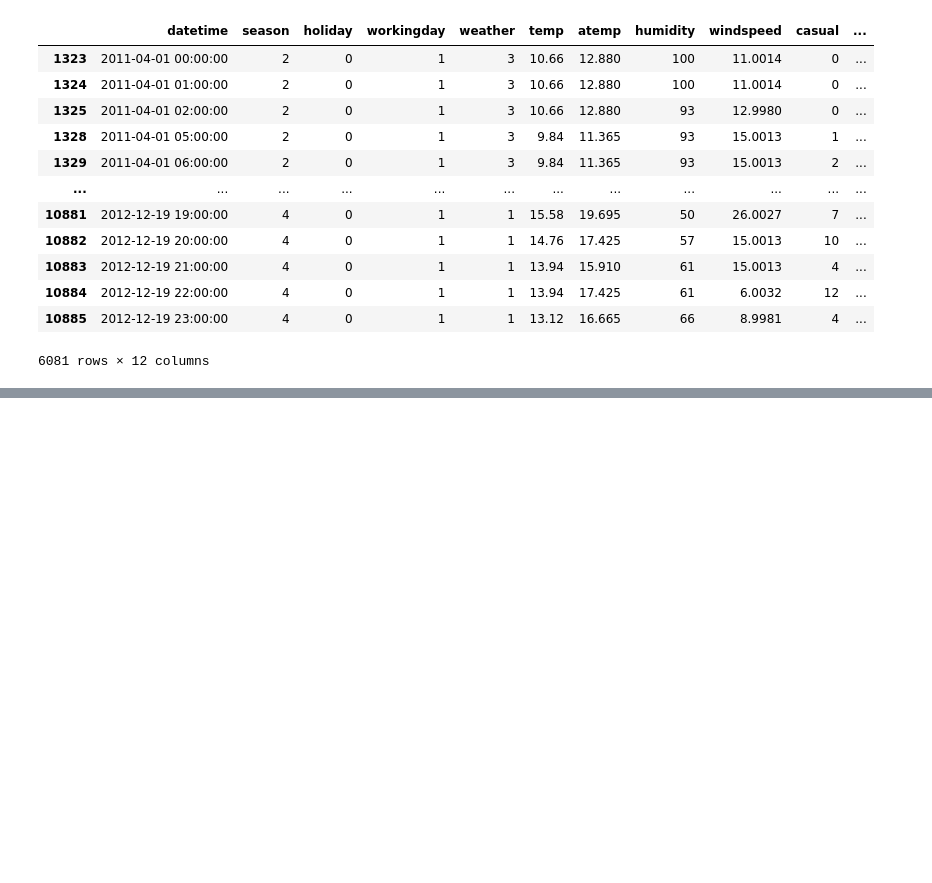
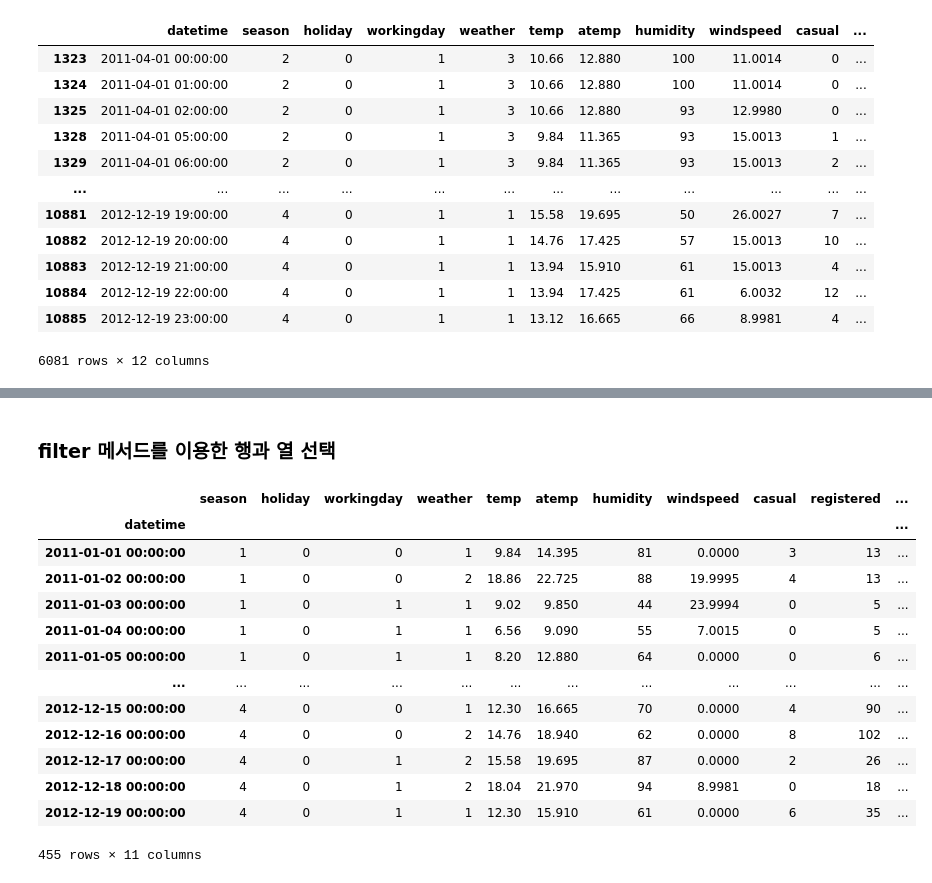
Before and after one commit to joo9810/VSCode, a Jupyter notebook: K-Digital Training/Pandas/숙제/work_0719_안효준.ipynb, the cells around one changed output, grey strips where cells are left out. Saved outputs shown, nothing was run; the diff lists cells and outputs as text; code cells hidden in the pictures; blank space fills up the shorter version.

```diff
--- a/K-Digital Training/Pandas/숙제/work_0719_안효준.ipynb
+++ b/K-Digital Training/Pandas/숙제/work_0719_안효준.ipynb
@@ -104,0 +162,22 @@ df.loc[~(df['season'] == 1) & ~(df['weather'] == 2)]
+# %% [markdown]
+### filter 메서드를 이용한 행과 열 선택
+# %%
+df = pd.read_csv('bike_rentals.csv')
+df = df.set_index('datetime')
+# %%
+df.filter(like = '00:00:00', axis = 0)
+# %% [output]
+|  | season | holiday | workingday | weather | temp | atemp | humidity | windspeed | casual | registered | ... |
+| datetime |  |  |  |  |  |  |  |  |  |  | ... |
+| 2011-01-01 00:00:00 | 1 | 0 | 0 | 1 | 9.84 | 14.395 | 81 | 0.0000 | 3 | 13 | ... |
+| 2011-01-02 00:00:00 | 1 | 0 | 0 | 2 | 18.86 | 22.725 | 88 | 19.9995 | 4 | 13 | ... |
+| 2011-01-03 00:00:00 | 1 | 0 | 1 | 1 | 9.02 | 9.850 | 44 | 23.9994 | 0 | 5 | ... |
+| 2011-01-04 00:00:00 | 1 | 0 | 1 | 1 | 6.56 | 9.090 | 55 | 7.0015 | 0 | 5 | ... |
+| 2011-01-05 00:00:00 | 1 | 0 | 1 | 1 | 8.20 | 12.880 | 64 | 0.0000 | 0 | 6 | ... |
+| ... | ... | ... | ... | ... | ... | ... | ... | ... | ... | ... | ... |
+| 2012-12-15 00:00:00 | 4 | 0 | 0 | 1 | 12.30 | 16.665 | 70 | 0.0000 | 4 | 90 | ... |
+| 2012-12-16 00:00:00 | 4 | 0 | 0 | 2 | 14.76 | 18.940 | 62 | 0.0000 | 8 | 102 | ... |
+| 2012-12-17 00:00:00 | 4 | 0 | 1 | 2 | 15.58 | 19.695 | 87 | 0.0000 | 2 | 26 | ... |
+| 2012-12-18 00:00:00 | 4 | 0 | 1 | 2 | 18.04 | 21.970 | 94 | 8.9981 | 0 | 18 | ... |
+| 2012-12-19 00:00:00 | 4 | 0 | 1 | 1 | 12.30 | 15.910 | 61 | 0.0000 | 6 | 35 | ... |
+455 rows × 11 columns
```
Also changed, not shown: parts of 53 cells of this notebook, 5 other files.
